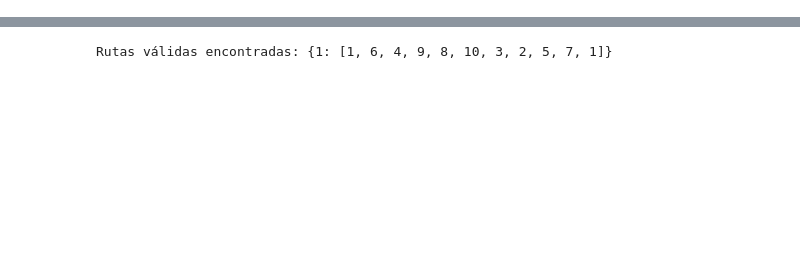
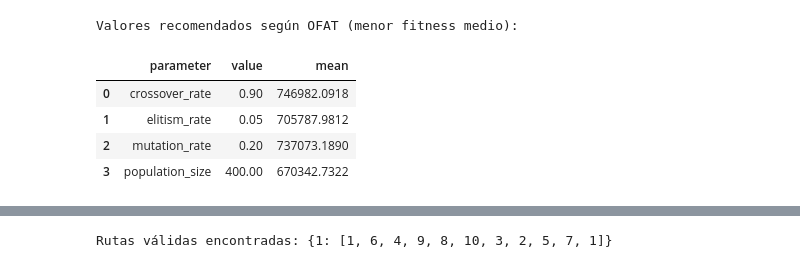
Before and after one commit to SuperEquipoEstrella/MOS-Entrega-3, a Jupyter notebook: E3-problema_A_caso1_mapas.ipynb, the cells around one changed output, grey strips where cells are left out. Cells and saved outputs as stored; diff of their text form; code cells hidden in the pictures; blank space fills up the shorter version.

```diff
--- a/E3-problema_A_caso1_mapas.ipynb
+++ b/E3-problema_A_caso1_mapas.ipynb
@@ -759,0 +818,36 @@ def read_cost_matrix_csv(filename):
+# %%
+def recommend_ofat_config(df_ofat):
+    """
+    Recommends parameter values based on OFAT experiment results.
+    """
+    df = df_ofat
+    # Aggregate mean and std of fitness
+    summary = (
+        df
+        .groupby(['parameter', 'value'])['fitness']
+        .agg(['mean', 'std'])
+        .reset_index()
+        .sort_values(['parameter', 'mean'])
+    )
+    # Pick best (lowest mean) value per parameter
+    recommended = (
+        summary
+        .groupby('parameter')
+        .first()
+        .reset_index()[['parameter', 'value', 'mean']]
+    )
+    return summary, recommended
+
+# Example usage:
+summary_df, recommended_df = recommend_ofat_config(df_ofat)
+
+# Display the recommendations
+print("Valores recomendados según OFAT (menor fitness medio):")
+recommended_df
+# %% [output]
+Valores recomendados según OFAT (menor fitness medio):
+|  | parameter | value | mean |
+| 0 | crossover_rate | 0.90 | 746982.0918 |
+| 1 | elitism_rate | 0.05 | 705787.9812 |
+| 2 | mutation_rate | 0.20 | 737073.1890 |
+| 3 | population_size | 400.00 | 670342.7322 |
```
Also changed, not shown: parts of 34 cells of this notebook, 4 other files.
